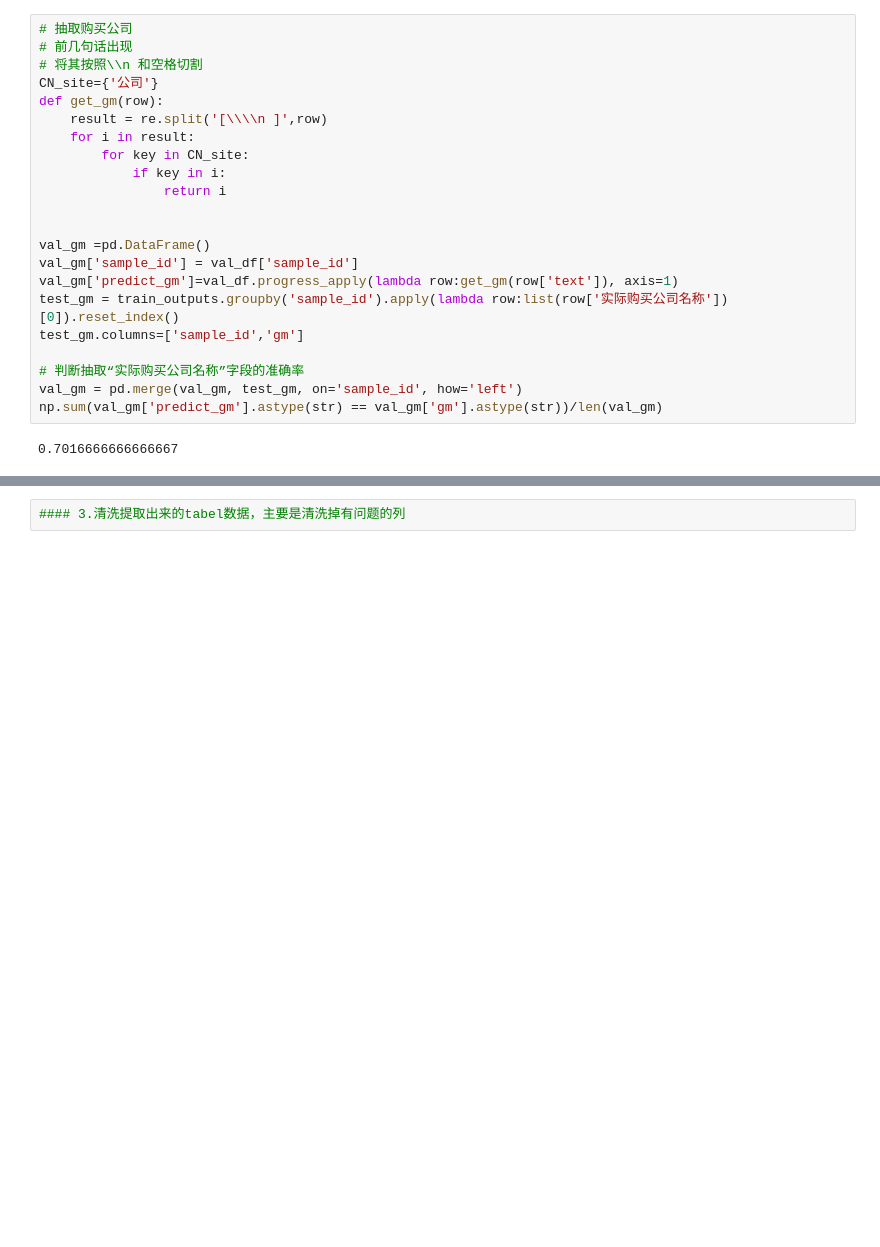
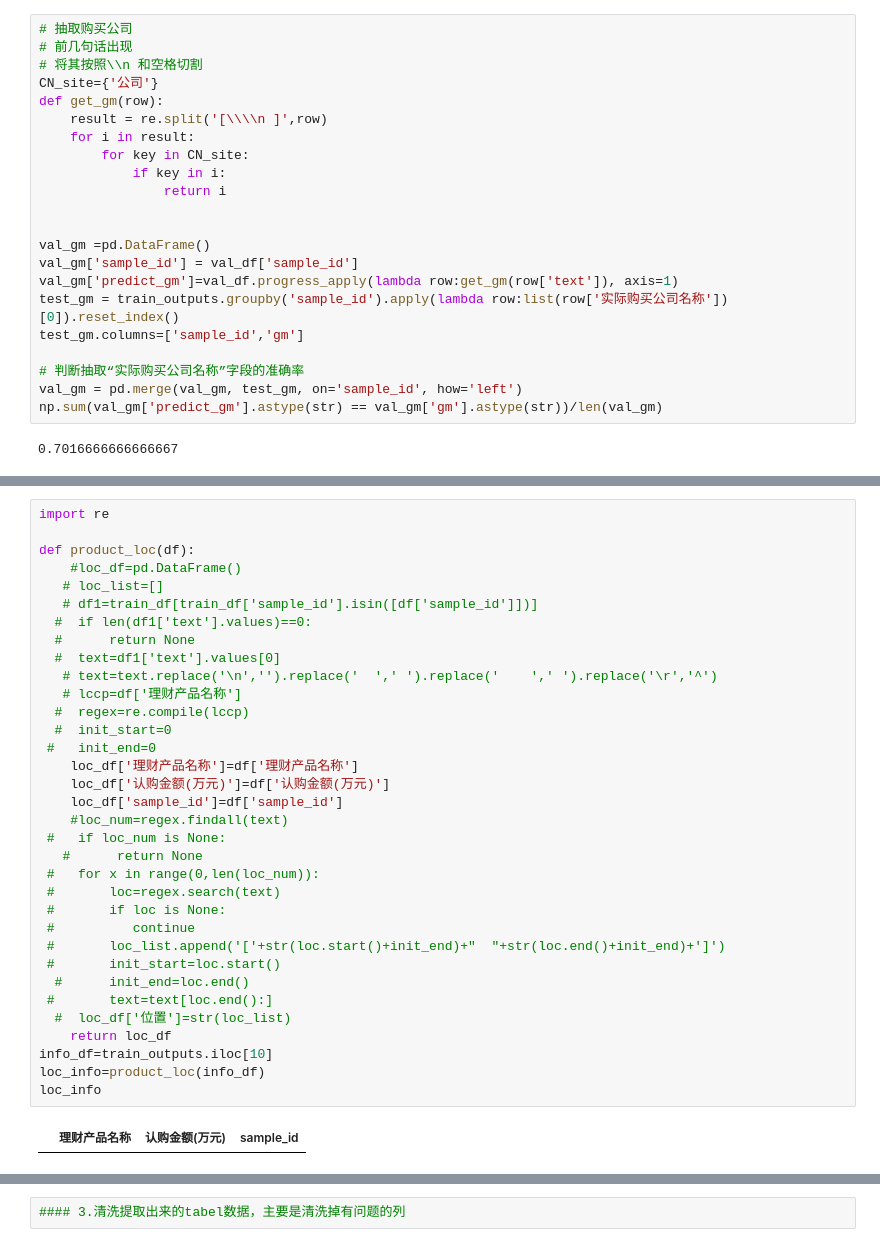
Before and after one commit to lsqlhl5862/baseline_qqcywdj, a Jupyter notebook: yzw/baseline-yzw.ipynb, the cells around one changed output, grey strips where cells are left out. Saved outputs shown, nothing was run; the diff lists cells and outputs as text; blank space fills up the shorter version.

```diff
--- a/yzw/baseline-yzw.ipynb
+++ b/yzw/baseline-yzw.ipynb
@@ -185,0 +331,36 @@ np.sum(val_gm['predict_gm'].astype(str) == val_gm['gm'].astype(str))/len(val_gm)
+# %%
+import re
+
+def product_loc(df):
+    #loc_df=pd.DataFrame()
+   # loc_list=[]
+   # df1=train_df[train_df['sample_id'].isin([df['sample_id']])]
+  #  if len(df1['text'].values)==0:
+  #      return None
+  #  text=df1['text'].values[0]
+   # text=text.replace('\n','').replace('  ',' ').replace('    ',' ').replace('\r','^')
+   # lccp=df['理财产品名称']
+  #  regex=re.compile(lccp)
+  #  init_start=0
+ #   init_end=0
+    loc_df['理财产品名称']=df['理财产品名称']
+    loc_df['认购金额(万元)']=df['认购金额(万元)']
+    loc_df['sample_id']=df['sample_id']
+    #loc_num=regex.findall(text)
+ #   if loc_num is None:
+   #      return None
+ #   for x in range(0,len(loc_num)):
+ #       loc=regex.search(text)
+ #       if loc is None:
+ #          continue
+ #       loc_list.append('['+str(loc.start()+init_end)+"  "+str(loc.end()+init_end)+']')
+ #       init_start=loc.start()
+  #      init_end=loc.end()
+ #       text=text[loc.end():]
+  #  loc_df['位置']=str(loc_list)
+    return loc_df
+info_df=train_outputs.iloc[10]
+loc_info=product_loc(info_df)
+loc_info
+# %% [output]
+|  | 理财产品名称 | 认购金额(万元) | sample_id |
```
Also changed, not shown: parts of 12 cells of this notebook.
